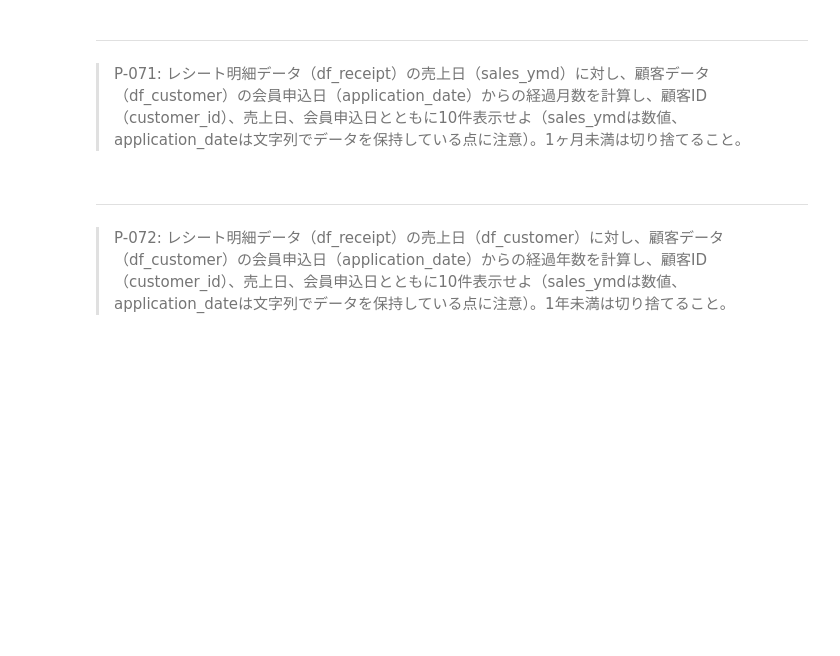
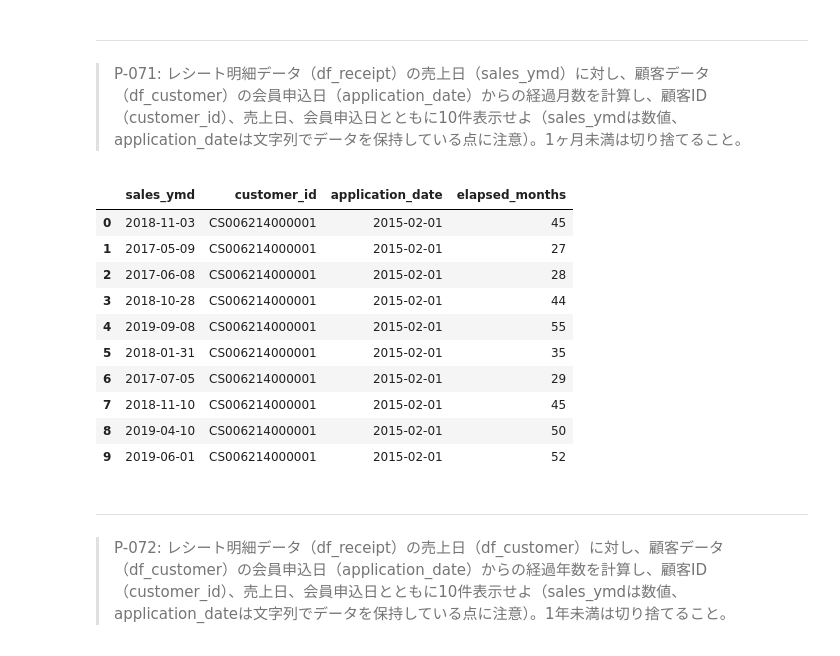
Before and after one commit to palakpaneerer/100knocks-preprocess, a Jupyter notebook: docker/work/preprocess_knock_Python.ipynb, the cells around one changed output. Saved outputs shown, nothing was run; the diff lists cells and outputs as text; code cells hidden in the pictures; blank space fills up the shorter version.

```diff
--- a/docker/work/preprocess_knock_Python.ipynb
+++ b/docker/work/preprocess_knock_Python.ipynb
@@ -1236,6 +1401,26 @@ df_sales_amount.head(10)
 # %% [markdown]
 ---
 > P-071: レシート明細データ（df_receipt）の売上日（sales_ymd）に対し、顧客データ（df_customer）の会員申込日（application_date）からの経過月数を計算し、顧客ID（customer_id）、売上日、会員申込日とともに10件表示せよ（sales_ymdは数値、application_dateは文字列でデータを保持している点に注意）。1ヶ月未満は切り捨てること。
+# %%
+df_tmp = df_receipt[['sales_ymd', 'customer_id']].drop_duplicates()
+df_tmp = pd.merge(df_tmp, df_customer[['customer_id', 'application_date']], how='inner', on='customer_id')
+df_tmp['sales_ymd'] = pd.to_datetime(df_tmp['sales_ymd'].astype('str'))
+df_tmp['application_date'] = pd.to_datetime(df_tmp['application_date'])
+df_tmp['elapsed_months'] = df_tmp[['sales_ymd', 'application_date']].apply(lambda x: relativedelta(x[0],x[1]).years * 12 \
+                                                          + relativedelta(x[0],x[1]).months, axis=1)
+df_tmp.head(10)
+# %% [output]
+|  | sales_ymd | customer_id | application_date | elapsed_months |
+| 0 | 2018-11-03 | CS006214000001 | 2015-02-01 | 45 |
+| 1 | 2017-05-09 | CS006214000001 | 2015-02-01 | 27 |
+| 2 | 2017-06-08 | CS006214000001 | 2015-02-01 | 28 |
+| 3 | 2018-10-28 | CS006214000001 | 2015-02-01 | 44 |
+| 4 | 2019-09-08 | CS006214000001 | 2015-02-01 | 55 |
+| 5 | 2018-01-31 | CS006214000001 | 2015-02-01 | 35 |
+| 6 | 2017-07-05 | CS006214000001 | 2015-02-01 | 29 |
+| 7 | 2018-11-10 | CS006214000001 | 2015-02-01 | 45 |
+| 8 | 2019-04-10 | CS006214000001 | 2015-02-01 | 50 |
+| 9 | 2019-06-01 | CS006214000001 | 2015-02-01 | 52 |
 # %% [markdown]
 ---
 > P-072: レシート明細データ（df_receipt）の売上日（df_customer）に対し、顧客データ（df_customer）の会員申込日（application_date）からの経過年数を計算し、顧客ID（customer_id）、売上日、会員申込日とともに10件表示せよ（sales_ymdは数値、application_dateは文字列でデータを保持している点に注意）。1年未満は切り捨てること。
```
Also changed, not shown: parts of 19 cells of this notebook.
